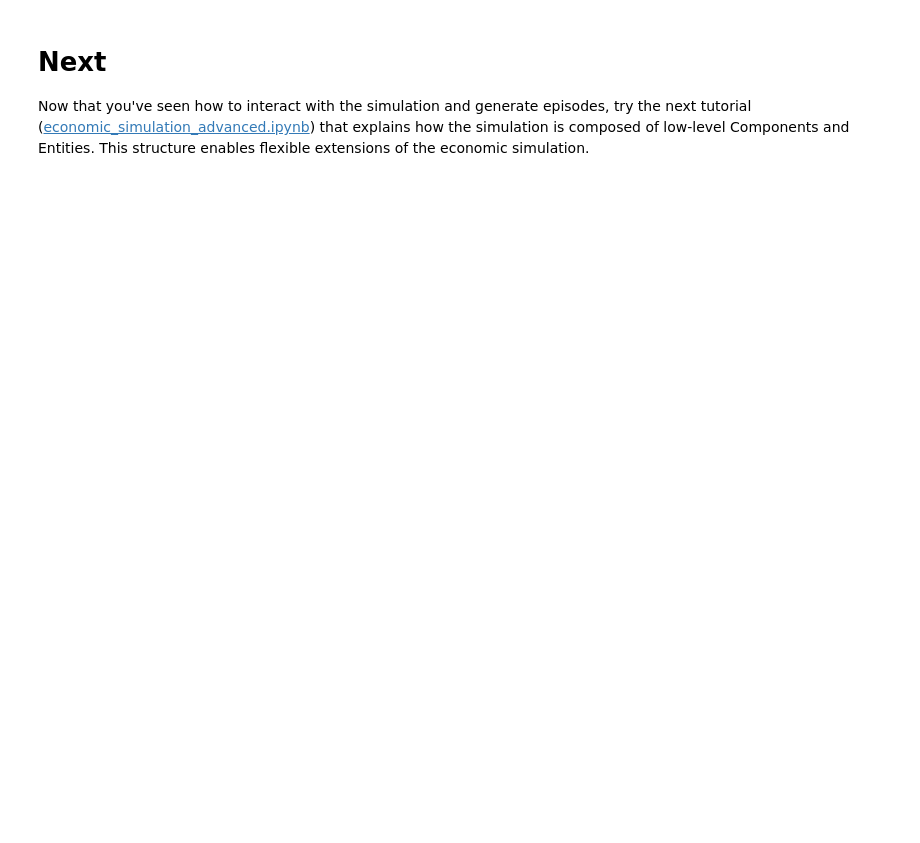
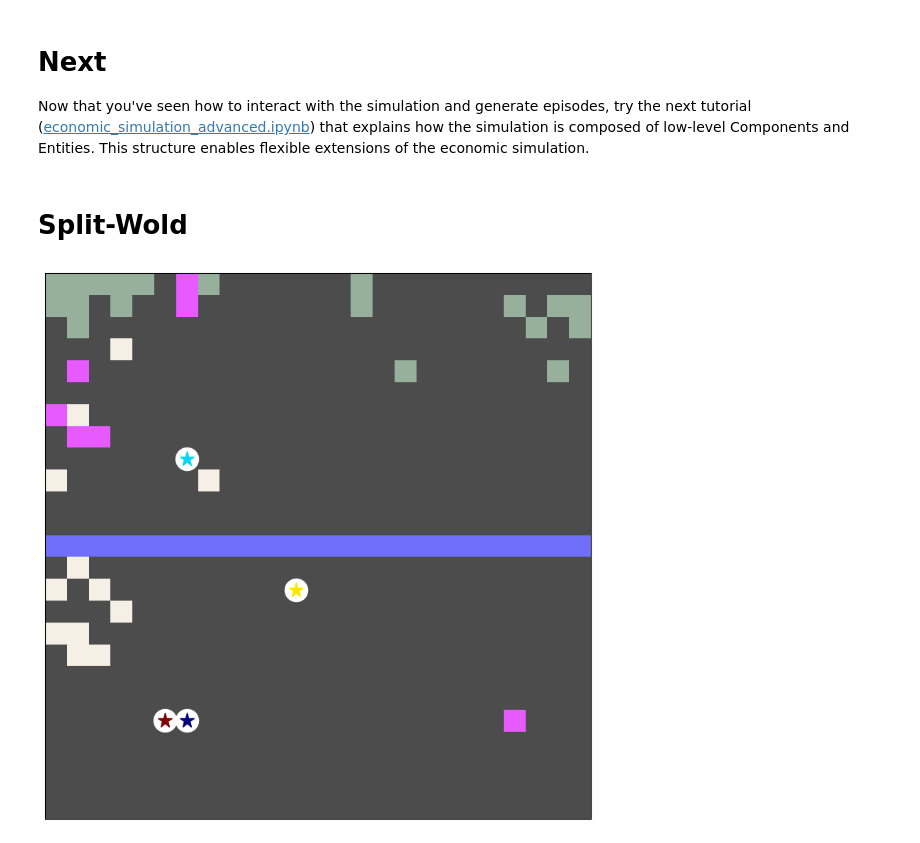
Before and after one commit to DragonsAreFuckingCool/DRL-in-international-economy-ai-economist-, a Jupyter notebook: tutorials/economic_simulation_basic.ipynb, the cells around one changed output. Drawn from its saved outputs; the diff is of its cells as text; code cells hidden in the pictures; blank space fills up the shorter version.

Commit message:
Adding lost of splitworld simulations and some other stuff

```diff
--- a/tutorials/economic_simulation_basic.ipynb
+++ b/tutorials/economic_simulation_basic.ipynb
@@ -390,3 +500,5 @@ ValueError: keyword grid_b is not recognized; valid keywords are ['size', 'width
 # Next
 
 Now that you've seen how to interact with the simulation and generate episodes, try the next tutorial ([economic_simulation_advanced.ipynb](https://github.com/salesforce/ai-economist/blob/master/tutorials/economic_simulation_advanced.ipynb)) that explains how the simulation is composed of low-level Components and Entities. This structure enables flexible extensions of the economic simulation.
+# %% [markdown]
+# Split-Wold
@@ -392,0 +507,35 @@ Now that you've seen how to interact with the simulation and generate episodes,
+# %%
+from ai_economist import foundation
+
+# --- 1. Configure the SPLIT-LAYOUT environment ---
+env_config_split = {
+    'scenario_name': 'split_layout/simple_wood_and_stone',
+
+    'components': [
+        ('Build', {'skill_dist': "pareto", 'payment_max_skill_multiplier': 3}),
+        ('ContinuousDoubleAuction', {'max_num_orders': 5}),
+        ('Gather', {}),
+    ],
+
+    'env_layout_file': 'quadrant_25x25_20each_30clump.txt',
+    'starting_agent_coin': 10,
+    'fixed_four_skill_and_loc': False,
+
+    'n_agents': 4,
+    'world_size': [25, 25],
+    'episode_length': 1000,
+
+    'multi_action_mode_agents': False,
+    'multi_action_mode_planner': True,
+
+    'flatten_observations': False,
+    'flatten_masks': True,
+}
+
+# --- 2. Create environment instance ---
+split_env = foundation.make_env_instance(**env_config_split)
+
+# --- 3. Run a random episode & visualize every 100 steps ---
+play_random_episode(split_env, plot_every=100)
+# %% [output]
+[figure, added]
```
Also changed, not shown: parts of 28 cells of this notebook.
